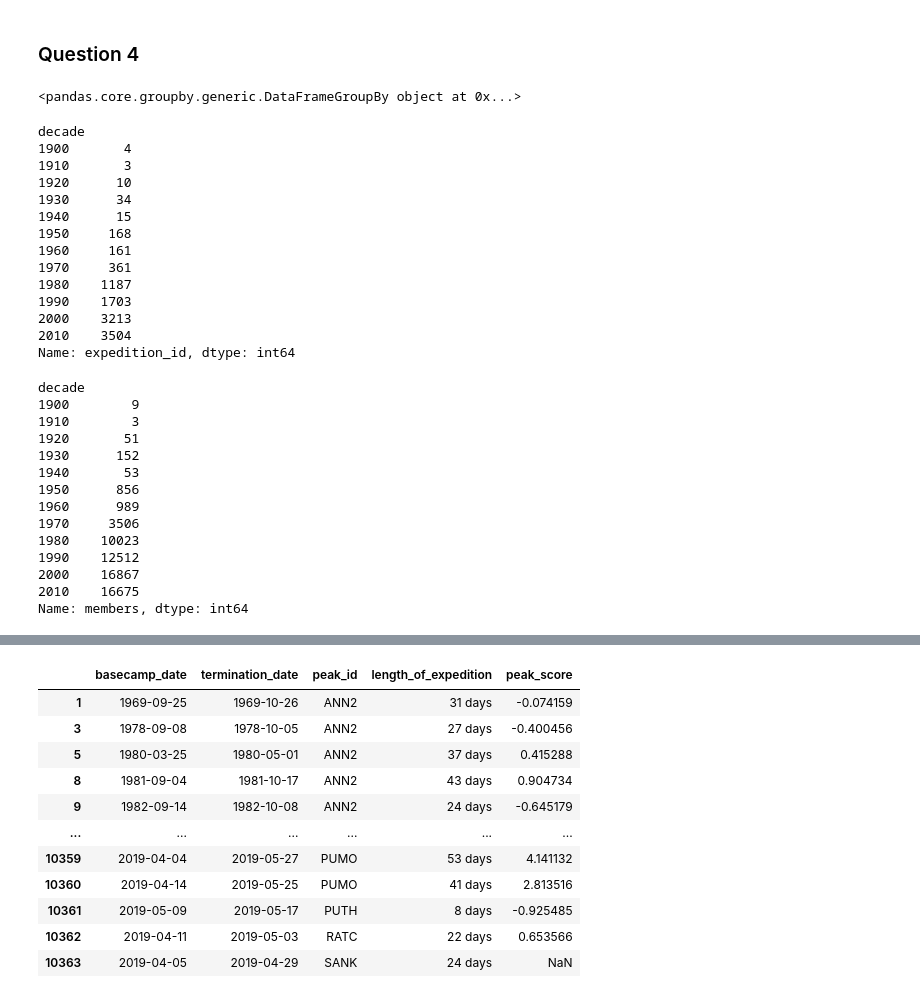
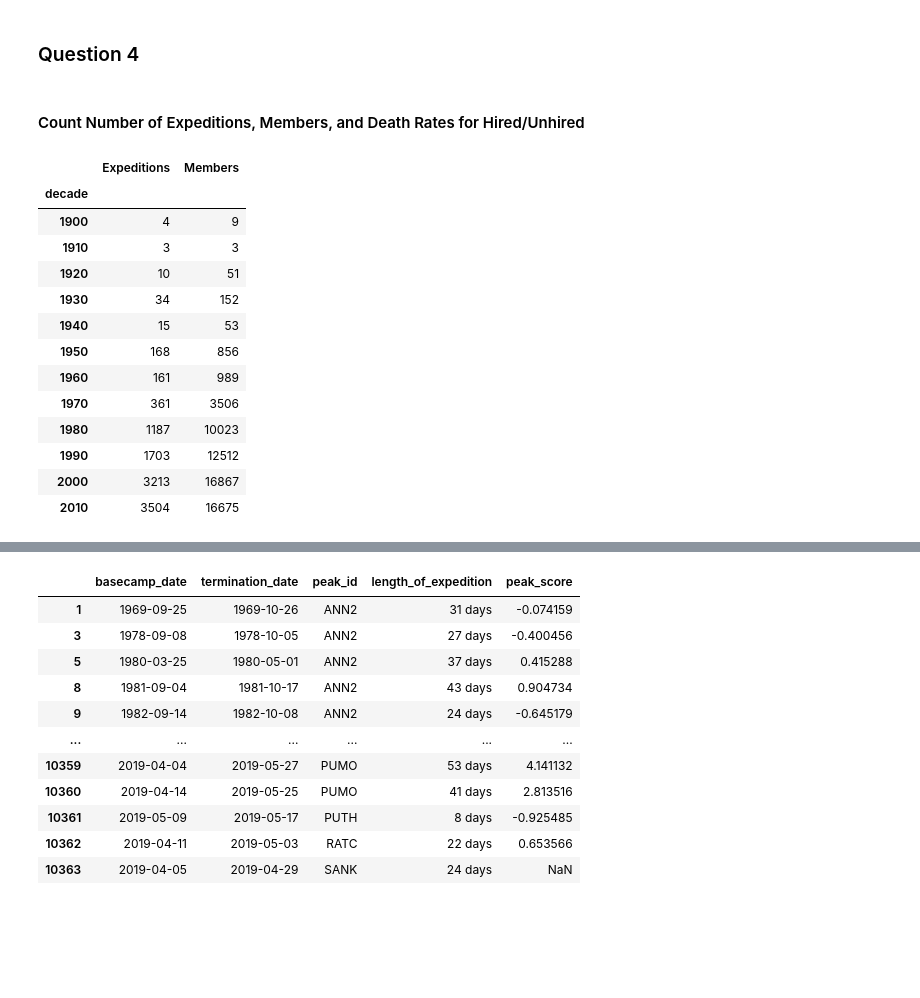
Before and after one commit to QMSS-G5072-2022/Rudoff_Jackson, a Jupyter notebook: hw02/HW2 - Jackson_Rudoff.ipynb, the cells around one changed output, grey strips where cells are left out. Cells and saved outputs as stored; diff of their text form; code cells hidden in the pictures; blank space fills up the shorter version.

```diff
--- a/hw02/HW2 - Jackson_Rudoff.ipynb
+++ b/hw02/HW2 - Jackson_Rudoff.ipynb
@@ -130,49 +152,32 @@ members
 # %% [markdown]
 ### Question 4
+# %% [markdown]
+#### Count Number of Expeditions, Members, and Death Rates for Hired/Unhired
 # %%
 expeditions['decade'] = ((expeditions['year']//10)*10)
 expeditions_grouped = (expeditions[['decade','expedition_id', 'members', 'member_deaths', 'hired_staff', 'hired_staff_deaths']]
                        .drop_duplicates(subset = ['expedition_id'])
                        .groupby('decade'))
-expeditions_grouped
-# %% [output]
-<pandas.core.groupby.generic.DataFrameGroupBy object at 0x...>
-# %%
-exped_counts = expeditions_grouped['expedition_id'].count()
-exped_counts
-# %% [output]
-decade
-1900       4
-1910       3
-1920      10
-1930      34
-1940      15
-1950     168
-1960     161
-1970     361
-1980    1187
-1990    1703
-2000    3213
-2010    3504
-Name: expedition_id, dtype: int64
-# %%
-total_members = expeditions_grouped['members'].sum()
-total_members
-# %% [output]
-decade
-1900        9
-1910        3
-1920       51
-1930      152
-1940       53
-1950      856
-1960      989
-1970     3506
-1980    10023
-1990    12512
-2000    16867
-2010    16675
-Name: members, dtype: int64
+# %%
+exped_totals = expeditions_grouped[['expedition_id', 'members']].agg({
+   'expedition_id' : 'count',
+   'members' : 'sum'}).rename(columns = {'expedition_id' : 'Expeditions', 'members' : 'Members'})
+exped_totals
+# %% [output]
+|  | Expeditions | Members |
+| decade |  |  |
+| 1900 | 4 | 9 |
+| 1910 | 3 | 3 |
+| 1920 | 10 | 51 |
+| 1930 | 34 | 152 |
+| 1940 | 15 | 53 |
+| 1950 | 168 | 856 |
+| 1960 | 161 | 989 |
+| 1970 | 361 | 3506 |
+| 1980 | 1187 | 10023 |
+| 1990 | 1703 | 12512 |
+| 2000 | 3213 | 16867 |
+| 2010 | 3504 | 16675 |
 # %%
 death_rate1 = (100*(expeditions_grouped['member_deaths'].sum())/(expeditions_grouped['members'].sum()))
 death_rate2 = (100*(expeditions_grouped['hired_staff_deaths'].sum())/(expeditions_grouped['hired_staff'].sum()))
```
Also changed, not shown: parts of 19 cells of this notebook.
